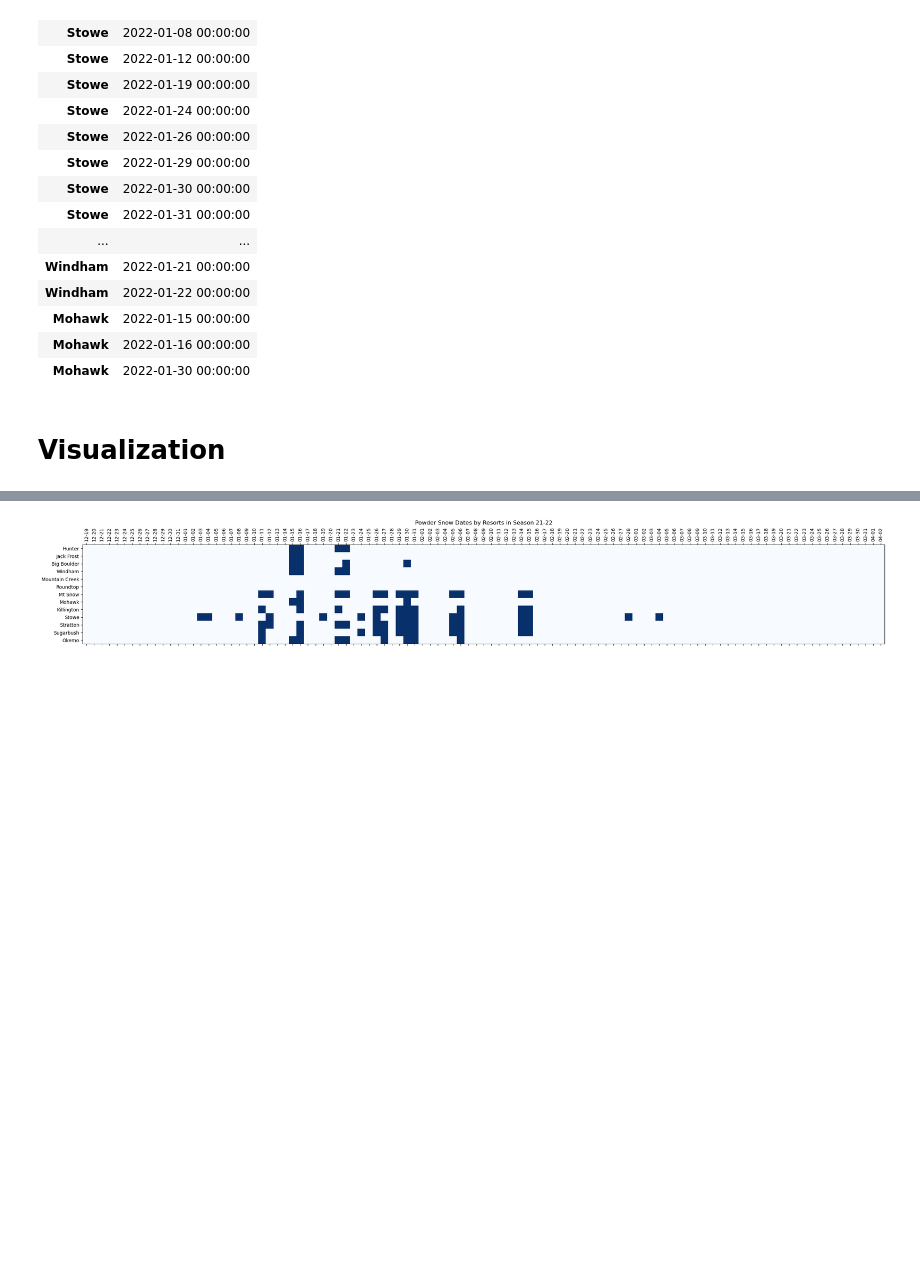
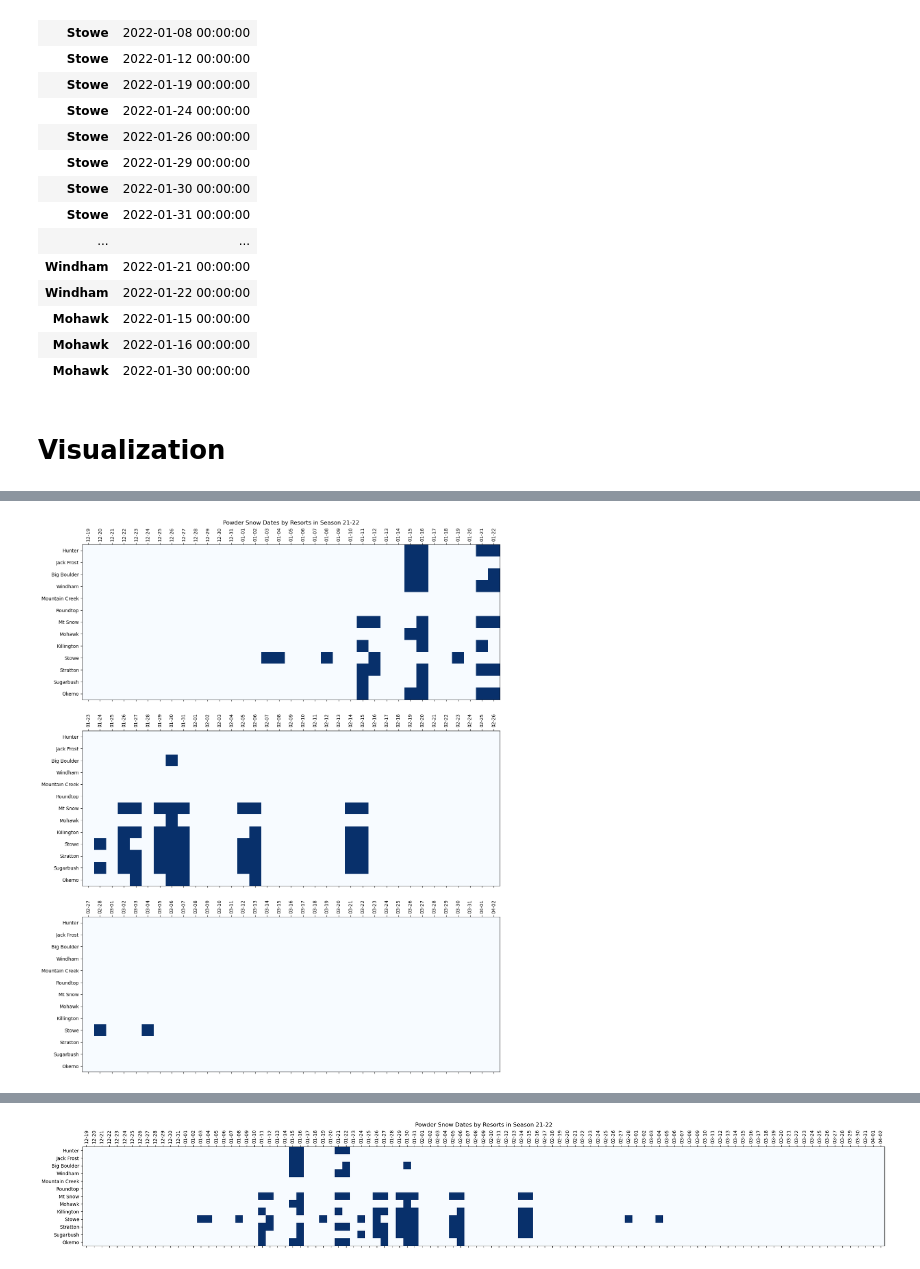
Before and after one commit to tacitli/Powder-Snow-Finder, a Jupyter notebook: Powder Snow Days in Northeastern US.ipynb, the cells around one changed output, grey strips where cells are left out. Cells and saved outputs as stored; diff of their text form; code cells hidden in the pictures; blank space fills up the shorter version.

```diff
--- a/Powder Snow Days in Northeastern US.ipynb
+++ b/Powder Snow Days in Northeastern US.ipynb
@@ -330,0 +321,5 @@ display(HTML("<div style='height: 200px; overflow: auto; width: fit-content'>" +
+# %%
+df_1 = df_all[df_all['date']<=pd.to_datetime("2022-01-22")]
+df_2 = df_all[(df_all['date']<=pd.to_datetime("2022-02-26")) & (df_all['date']> pd.to_datetime("2022-01-22"))]
+df_3 = df_all[(df_all['date']<=pd.to_datetime("2022-04-2")) & (df_all['date']>pd.to_datetime("2022-02-26"))]
+len(df_3['date'].unique())
@@ -330,0 +328,76 @@ display(HTML("<div style='height: 200px; overflow: auto; width: fit-content'>" +
+# %%
+fig, (ax1, ax2, ax3) = plt.subplots(3, figsize=(20, 20))
+
+# Ax1
+nrows, ncols = df.shape[0] , len(df_1['date'].unique())
+image = np.zeros(nrows*ncols)
+
+# Get a matrix of Powder data
+image = df_1['powder'].array
+
+# Reshape matrix
+image = image.reshape((ncols,nrows))
+
+# Plotting
+row_labels = df.index
+col_labels = pd.date_range("2021-12-19","2022-1-22").strftime('%m-%d')
+# matfig = plt.figure(figsize=(15,5))
+# ax1.matshow(image.T, cmap='Blues',fignum=matfig.number)
+ax1.matshow(image.T, cmap='Blues')
+# ax1.set_xticks(col_labels)
+ax1.set_xticks(range(ncols))
+ax1.set_xticklabels(col_labels, rotation=90)
+ax1.set_yticks(range(nrows))
+ax1.set_yticklabels(row_labels)
+ax1.set_title('Powder Snow Dates by Resorts in Season 21-22')
+# ax1.xticks(range(ncols), col_labels)
+# ax1.yticks(range(nrows), row_labels)
+
+# Ax2
+nrows, ncols = df.shape[0] , len(df_2['date'].unique())
+image = np.zeros(nrows*ncols)
+
+# Get a matrix of Powder data
+image = df_2['powder'].array
+
+# Reshape matrix
+image = image.reshape((ncols,nrows))
+
+# Plotting
+row_labels = df.index
+col_labels = pd.date_range("2022-1-23","2022-2-26").strftime('%m-%d')
+# matfig = plt.figure(figsize=(15,5))
+# ax2.matshow(image.T, cmap='Blues',fignum=matfig.number)
+ax2.matshow(image.T, cmap='Blues')
+ax2.set_xticks(range(ncols))
+ax2.set_xticklabels(col_labels, rotation=90)
+ax2.set_yticks(range(nrows))
+ax2.set_yticklabels(row_labels)
+# plt.title('Powder Snow Dates by Resorts in Season 21-22')
+
+# Ax3
+nrows, ncols = df.shape[0] , len(df_3['date'].unique())
+image = np.zeros(nrows*ncols)
+
+# Get a matrix of Powder data
+image = df_3['powder'].array
+
+# Reshape matrix
+image = image.reshape((ncols,nrows))
+
+# Plotting
+row_labels = df.index
+col_labels = pd.date_range("2022-2-27","2022-4-2").strftime('%m-%d')
+# matfig = plt.figure(figsize=(15,5))
+# ax2.matshow(image.T, cmap='Blues',fignum=matfig.number)
+ax3.matshow(image.T, cmap='Blues')
+ax3.set_xticks(range(ncols))
+ax3.set_xticklabels(col_labels, rotation=90)
+ax3.set_yticks(range(nrows))
+ax3.set_yticklabels(row_labels)
+# plt.title('Powder Snow Dates by Resorts in Season 21-22')
+
+
+plt.show()
+# %% [output]
+[figure, added]
```
Also changed, not shown: parts of 11 cells of this notebook.
